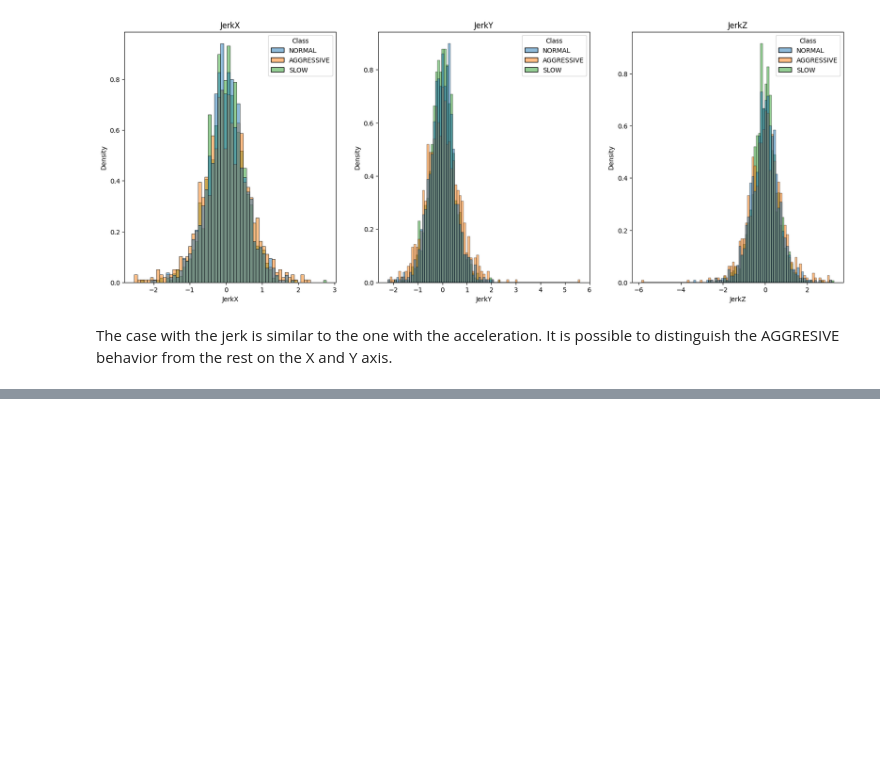
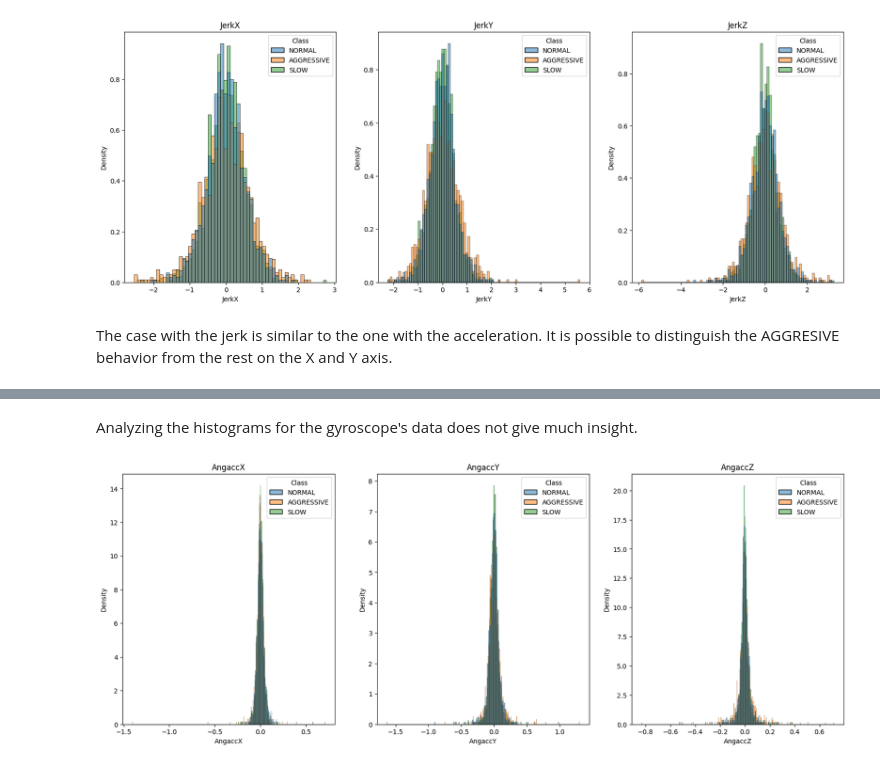
Before and after one commit to aurvantGitHub/driving_behavior, a Jupyter notebook: main.ipynb, the cells around one changed output, grey strips where cells are left out. Cells and saved outputs as stored; diff of their text form; code cells hidden in the pictures; blank space fills up the shorter version.

```diff
--- a/main.ipynb
+++ b/main.ipynb
@@ -469,0 +479,11 @@ The case with the jerk is similar to the one with the acceleration. It is possib
+# %% [markdown]
+Analyzing the histograms for the gyroscope's data does not give much insight.
+# %%
+# angular velocity histograms
+fig, axes = plt.subplots(1, 3, figsize=(20, 7))
+axes = axes.flatten()
+for i, a_acc in enumerate(['AngaccX', 'AngaccY', 'AngaccZ']):
+    sns.histplot(data=df_complete, x=a_acc, hue='Class', stat='density', common_norm=False, ax=axes[i])
+    axes[i].set_title(a_acc)
+# %% [output]
+[figure, added]
```
Also changed, not shown: parts of 5 cells of this notebook.
